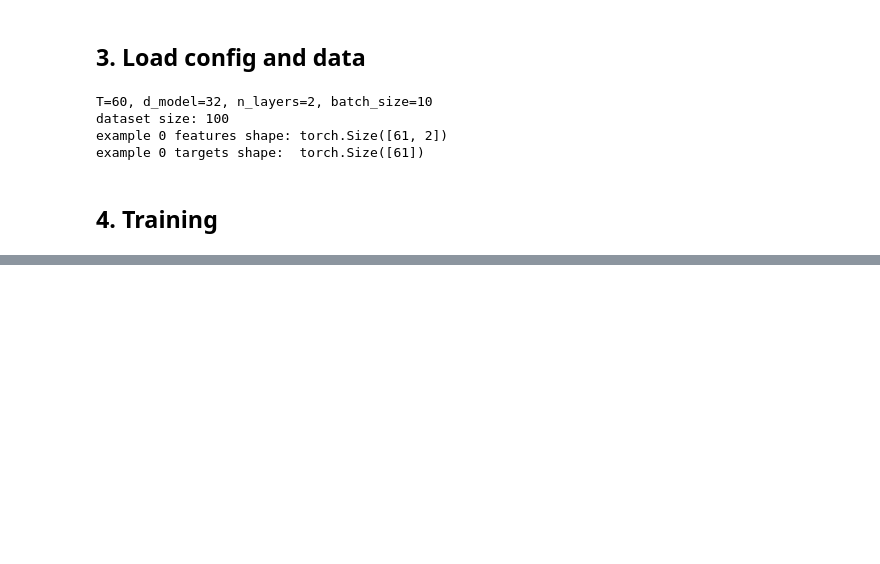
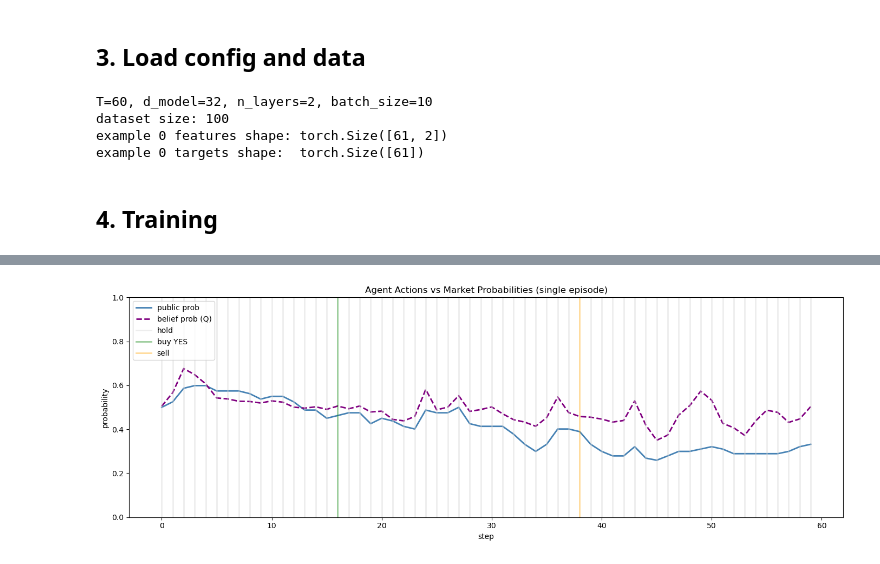
Before and after one commit to tomiadewusi/deep-belief-betting, a Jupyter notebook: notebooks/model_notebook.ipynb, the cells around one changed output, grey strips where cells are left out. Drawn from its saved outputs; the diff is of its cells as text; code cells hidden in the pictures; blank space fills up the shorter version.

```diff
--- a/notebooks/model_notebook.ipynb
+++ b/notebooks/model_notebook.ipynb
@@ -193,0 +343,80 @@ plt.show()
+# %%
+import glob
+from torch.distributions import Categorical
+from deep_belief_betting.agent_training.policy.mlp_actor_critic import ActorCritic
+
+# load latest PPO checkpoint from the mini run
+ckpts = sorted(glob.glob(str(run_dir / "checkpoints" / "*.pt")))
+assert ckpts, "no PPO checkpoint found"
+ppo_ck = torch.load(ckpts[-1], map_location="cpu", weights_only=False)
+
+# rebuild belief model from the saved checkpoint
+belief_ck = torch.load(ck_path, map_location="cpu", weights_only=False)
+belief_model_cfg = SimpleNamespace(**belief_ck["cfg"])
+belief_model_eval = Architecture3(belief_model_cfg)
+belief_model_eval.load_state_dict(belief_ck["model"])
+belief_model_eval.eval()
+
+# build a fresh single env and PPO policy
+params_eval = Parameters.from_yaml(PROJECT_ROOT / "configs" / "default.yaml")
+env_eval = PredictionMarketEnv(params=params_eval, belief_dim=cfg.d_z)
+obs, info = env_eval.reset(seed=999)
+
+eval_model = ActorCritic(len(obs), 4, hidden_dim=mini_cfg.hidden_dim,
+                         num_layers=mini_cfg.num_layers, device=torch.device("cpu"))
+eval_model.load_state_dict(ppo_ck["model"])
+eval_model.eval()
+
+# run one episode
+pub_probs, belief_probs, actions, step_list = [], [], [], []
+seq_buf = []
+done = False
+t = 0
+
+while not done:
+    ms = env_eval.market.get_state()
+    seq_buf.append([ms.public_probability, ms.delta_q])
+    x = torch.tensor(seq_buf, dtype=torch.float32).unsqueeze(0)
+    with torch.no_grad():
+        p_t, _, z_t = belief_model_eval(x)
+    env_eval.set_belief_vector(z_t[0].cpu().numpy())
+    env_eval.set_belief_q(float(p_t[0]))
+
+    pub_probs.append(ms.public_probability)
+    belief_probs.append(float(p_t[0]))
+    step_list.append(t)
+
+    obs_t = torch.as_tensor(obs, dtype=torch.float32).unsqueeze(0)
+    mask_t = torch.as_tensor(info["action_mask"], dtype=torch.int64).unsqueeze(0)
+    with torch.no_grad():
+        logits, _ = eval_model(obs_t)
+        action = Categorical(logits=logits.masked_fill(mask_t == 0, float("-inf"))).sample().item()
+
+    actions.append(action)
+    obs, _, terminated, truncated, info = env_eval.step(action)
+    done = terminated or truncated
+    t += 1
+
+# plot
+ACTION_COLORS = {0: "lightgray", 1: "green", 2: "red", 3: "orange"}
+ACTION_LABELS  = {0: "hold", 1: "buy YES", 2: "buy NO", 3: "sell"}
+
+fig, ax = plt.subplots(figsize=(14, 5))
+ax.plot(step_list, pub_probs,    color="steelblue", linewidth=2, label="public prob")
+ax.plot(step_list, belief_probs, color="purple",    linewidth=2, linestyle="--", label="belief prob (Q)")
+ax.set_ylim(0, 1)
+ax.set_ylabel("probability")
+ax.set_xlabel("step")
+
+seen_actions = set()
+for s, a in zip(step_list, actions):
+    label = ACTION_LABELS[a] if a not in seen_actions else None
+    ax.axvline(x=s, color=ACTION_COLORS[a], alpha=0.4, linewidth=2, label=label)
+    seen_actions.add(a)
+
+ax.legend(loc="upper left")
+ax.set_title("Agent Actions vs Market Probabilities (single episode)")
+plt.tight_layout()
+plt.show()
+# %% [output]
+[figure, added]
```
Also changed, not shown: parts of 11 cells of this notebook, 11 other files.
